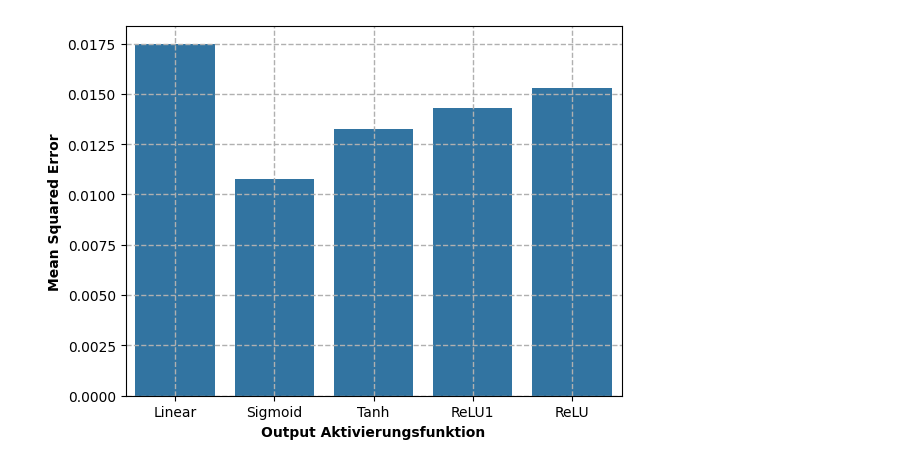
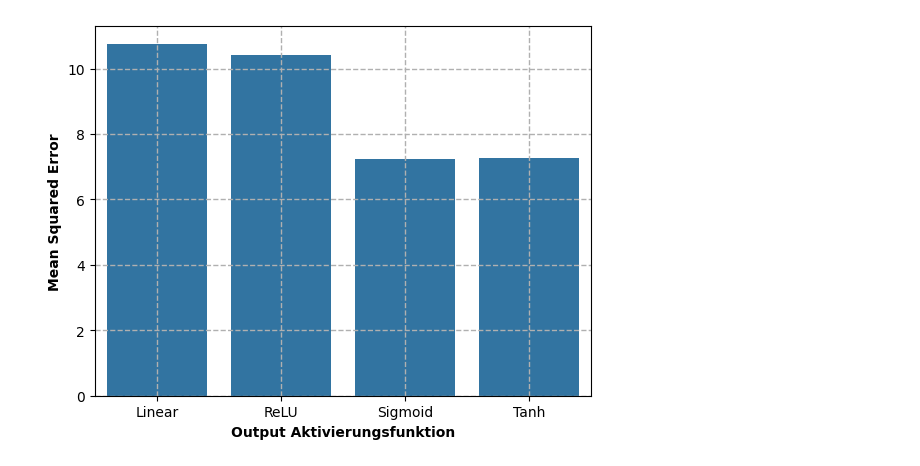
Before and after one commit to naderinho/anesthesia_anomaly_detection, a Jupyter notebook: results/SimpleModel_Activation/evaluation.ipynb, the cells around one changed output. Saved outputs shown, nothing was run; the diff lists cells and outputs as text; code cells hidden in the pictures.

```diff
--- a/results/SimpleModel_Activation/evaluation.ipynb
+++ b/results/SimpleModel_Activation/evaluation.ipynb
@@ -1,31 +1,32 @@
 # %%
 from matplotlib import pyplot as plt
 import numpy as np
 import pandas as pd
 import seaborn as sns
 
 #sns.set_theme(rc={'figure.figsize':(15/2.54,8/2.54)})
 
 # Load the data
-df = pd.read_csv('activation_scan.csv')
+df = pd.read_csv('activation.csv')
 
 df['output_activation'] = df['output_activation'].replace('linear', 'Linear')
 df['output_activation'] = df['output_activation'].replace('sigmoid', 'Sigmoid')
 df['output_activation'] = df['output_activation'].replace('tanh', 'Tanh')
 df['output_activation'] = df['output_activation'].replace('softmax', 'Softmax')
-df['output_activation'] = df['output_activation'].replace('<keras.src.layers.activation.relu.ReLU object at 0x7f3978a619f0>', 'ReLU')
-df['output_activation'] = df['output_activation'].replace('<keras.src.layers.activation.relu.ReLU object at 0x7f3976a5d660>', 'ReLU1')
+df['output_activation'] = df['output_activation'].replace('<keras.src.layers.activation.relu.ReLU object at 0x7cc0706d24d0>', 'ReLU')
 
+filtered = df
 filtered = df.query("output_activation != 'Softmax'")
+
 metrics = ['mean_squared_error', 'mean_absolute_error']
 #print(filtered)
 
-g = sns.barplot(data=filtered, x='output_activation', y='mean_squared_error')
+g = sns.barplot(data=filtered, x='output_activation', y='root_mean_squared_error')
 plt.ylabel('Mean Squared Error', fontweight='bold')
 plt.xlabel('Output Aktivierungsfunktion', fontweight='bold')
 g.grid(True, which='both', linestyle='--', linewidth=1)
 
 plt.savefig('activation_selection.pdf', bbox_inches='tight', pad_inches=0.2, format='pdf')
 plt.show()
 # %% [output]
-[figure, old version]
+[figure, new version]
```
Also changed, not shown: 19 other files.
